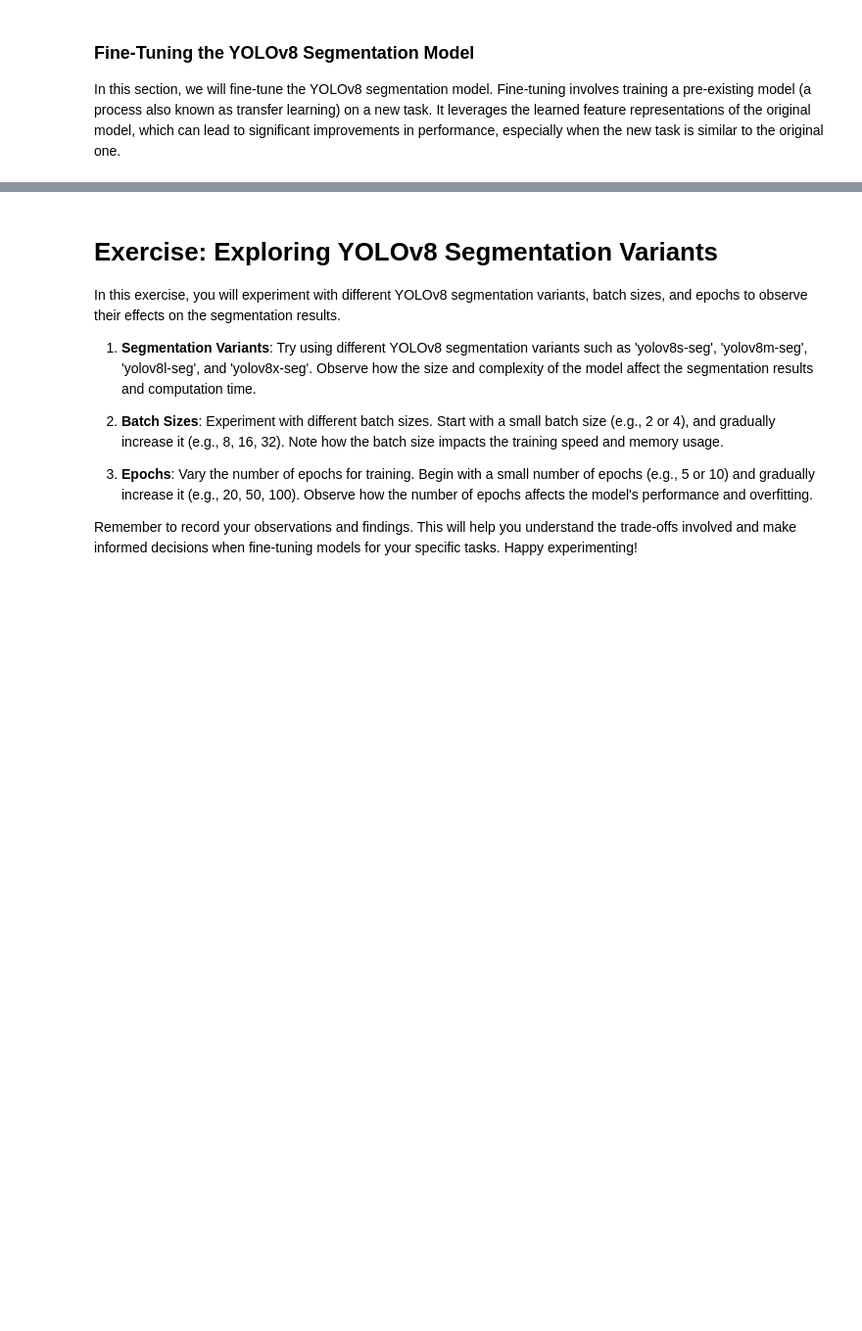
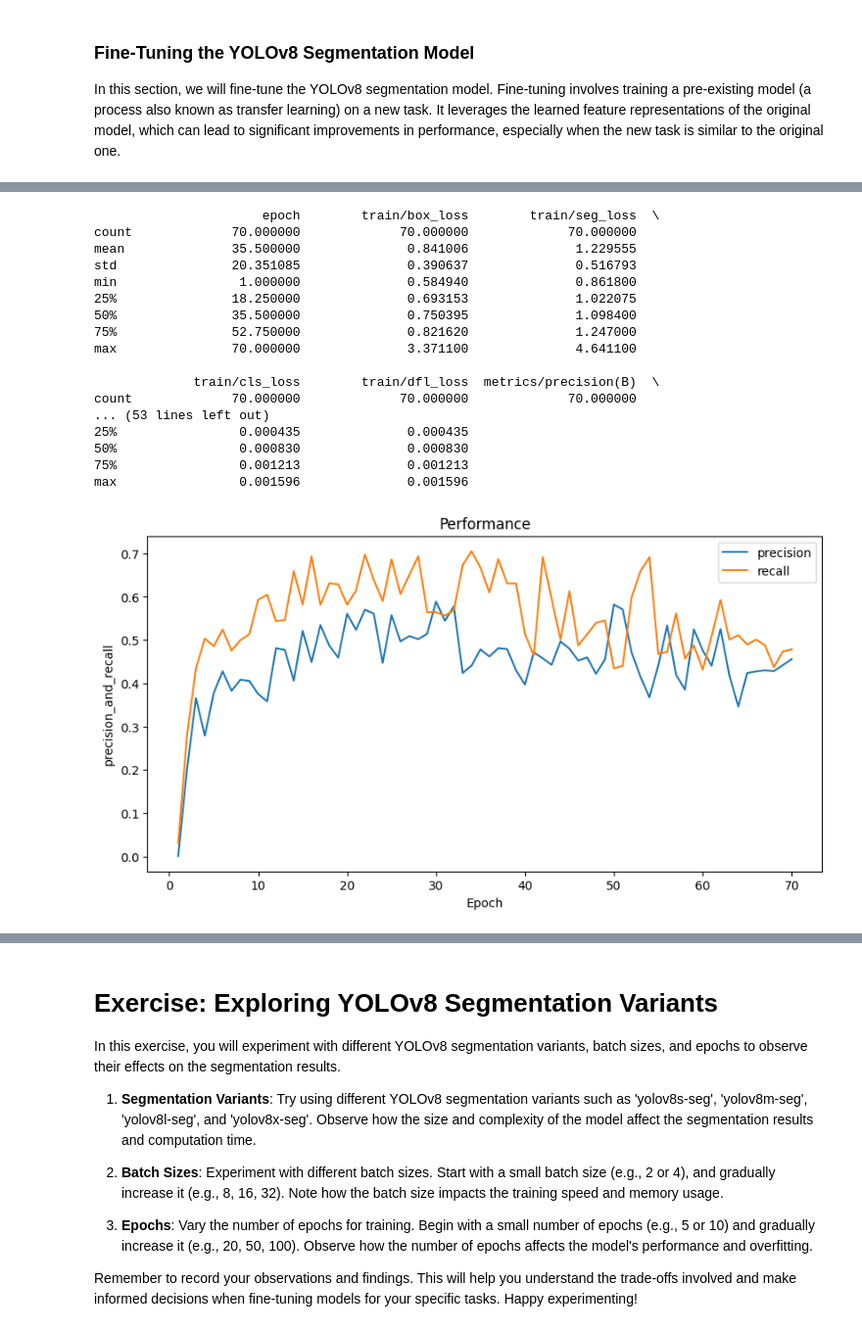
Before and after one commit to Marconi-Lab/dsa_2024, a Jupyter notebook: dsa2024-yolov8-segmentation.ipynb, the cells around one changed output, grey strips where cells are left out. Shown at 98% size. Saved outputs shown, nothing was run; the diff lists cells and outputs as text; code cells hidden in the pictures; blank space fills up the shorter version.

```diff
--- a/dsa2024-yolov8-segmentation.ipynb
+++ b/dsa2024-yolov8-segmentation.ipynb
@@ -155,0 +281,40 @@ Results saved to runs/segment/yolov8s-seg
+# %%
+import pandas as pd
+import matplotlib.pyplot as plt
+
+# Load your results file
+df = pd.read_csv('/kaggle/working/runs/segment/train2/results.csv')
+
+print(df.describe())
+
+# Plotting the mAP value
+plt.figure(figsize=(10, 5))
+
+plt.plot(df['                  epoch'], df['   metrics/precision(M)'], label='precision')
+plt.plot(df['                  epoch'], df['      metrics/recall(M)'], label='recall')
+
+
+plt.xlabel('Epoch')
+plt.ylabel('precision_and_recall')
+plt.title('Performance')
+plt.legend()
+plt.show()
+# %% [output]
+                      epoch        train/box_loss        train/seg_loss  \
+count             70.000000             70.000000             70.000000
+mean              35.500000              0.841006              1.229555
+std               20.351085              0.390637              0.516793
+min                1.000000              0.584940              0.861800
+25%               18.250000              0.693153              1.022075
+50%               35.500000              0.750395              1.098400
+75%               52.750000              0.821620              1.247000
+max               70.000000              3.371100              4.641100
+
+             train/cls_loss        train/dfl_loss  metrics/precision(B)  \
+count             70.000000             70.000000             70.000000
+... (53 lines left out)
+25%                0.000435              0.000435
+50%                0.000830              0.000830
+75%                0.001213              0.001213
+max                0.001596              0.001596
+[figure, added]
```
Also changed, not shown: parts of 25 cells of this notebook.
